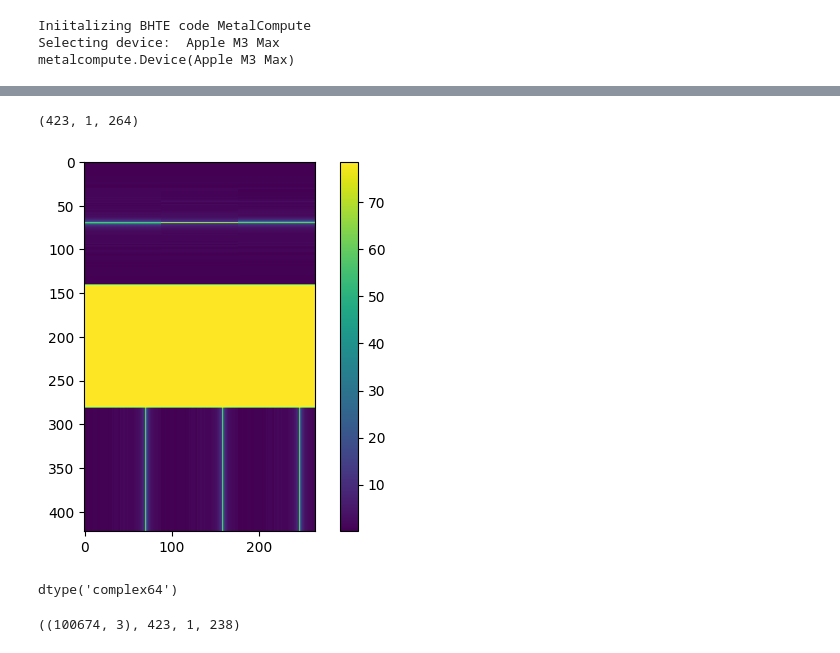
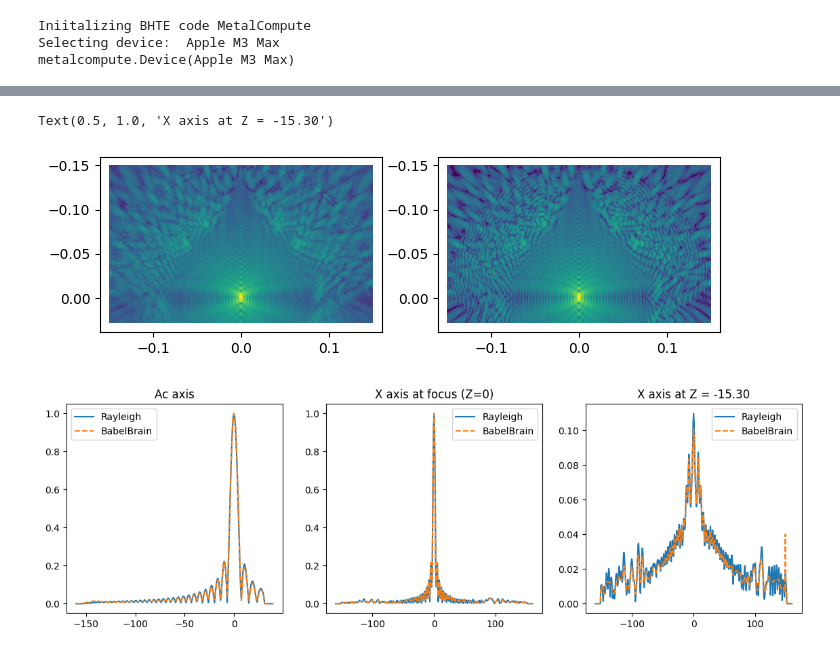
Before and after one commit to ProteusMRIgHIFU/BabelBrain, a Jupyter notebook: TranscranialModeling/TestRayleighExablate.ipynb, the cells around one changed output, grey strips where cells are left out. Cells and saved outputs as stored; diff of their text form; code cells hidden in the pictures.

```diff
--- a/TranscranialModeling/TestRayleighExablate.ipynb
+++ b/TranscranialModeling/TestRayleighExablate.ipynb
@@ -222,12 +361,0 @@ SaveToH5py({'u2':u2},'/Users/spichardo/Documents/TestU2Exablate.h5')
-# %%
-u2a=np.abs(u2).reshape(xx.shape)
-plt.imshow(u2a[:,0,:])
-plt.colorbar()
-u2a.shape
-# %% [output]
-(423, 1, 264)
-[figure, removed]
-# %%
-u0.dtype
-# %% [output]
-dtype('complex64')
@@ -239,4 +362,32 @@ rf=np.hstack((np.reshape(xx,(nxf*nyf*nzf,1)),np.reshape(yy,(nxf*nyf*nzf,1)), np.
-# %%
-rf.shape,nxf,nyf,nzf
-# %% [output]
-((100674, 3), 423, 1, 238)
+# %%
+DictRMSValue=ReadFromH5py('/Users/spichardo/Documents/FirstBabelExablate.h5')
+plt.close('all')
+f,axs=plt.subplots(1,2,figsize=(8,4))
+pB=DictRMSValue['Pressure']/DictRMSValue['Pressure'].max()
+# pB[pB==0]=np.unique(pB)[1] #next value after 0
+u2a/=u2a.max()
+u2a[pB==0]=0
+with np.errstate(divide='ignore', invalid='ignore'):
+    im=axs[0].imshow(20*np.log10(pB[N1//2,:,:].T),vmin=-60,extent=[yl.min(),yl.max(),zl.max(),zl.min()])
+    # plt.colorbar(im)
+    axs[1].imshow(20*np.log10(u2a[N1//2,:,:].T),vmin=-60,extent=[yl.min(),yl.max(),zl.max(),zl.min()])
+
+f,axs=plt.subplots(1,3,figsize=(14,4))
+axs[0].plot(zl*1e3,u2a[N1//2,N2//2,:])
+axs[0].plot(zl*1e3,pB[N1//2,N2//2,:],'--')
+axs[0].legend(['Rayleigh','BabelBrain'])
+axs[0].set_title('Ac axis')
+
+zfloc=np.argmin(np.abs(zl))
+axs[1].plot(xl*1e3,u2a[:,N2//2,zfloc])
+axs[1].plot(xl*1e3,pB[:,N2//2,zfloc],'--')
+axs[1].legend(['Rayleigh','BabelBrain'])
+axs[1].set_title('X axis at focus (Z=0)')
+axs[2].plot(xl*1e3,u2a[:,N2//2,zfloc-20])
+axs[2].plot(xl*1e3,pB[:,N2//2,zfloc-20],'--')
+axs[2].legend(['Rayleigh','BabelBrain'])
+axs[2].set_title(f'X axis at Z = {zl[zfloc-20]*1e3:0.02f}')
+# %% [output]
+Text(0.5, 1.0, 'X axis at Z = -15.30')
+[figure, added]
+[figure, added]
```
Also changed, not shown: parts of 24 cells of this notebook, 14 other files.
